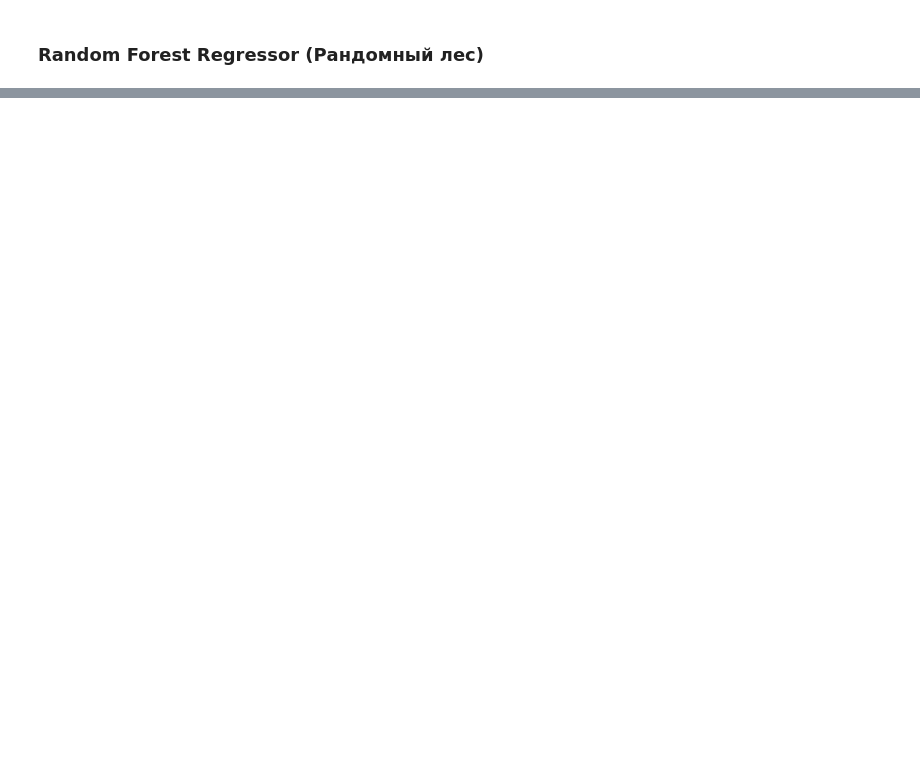
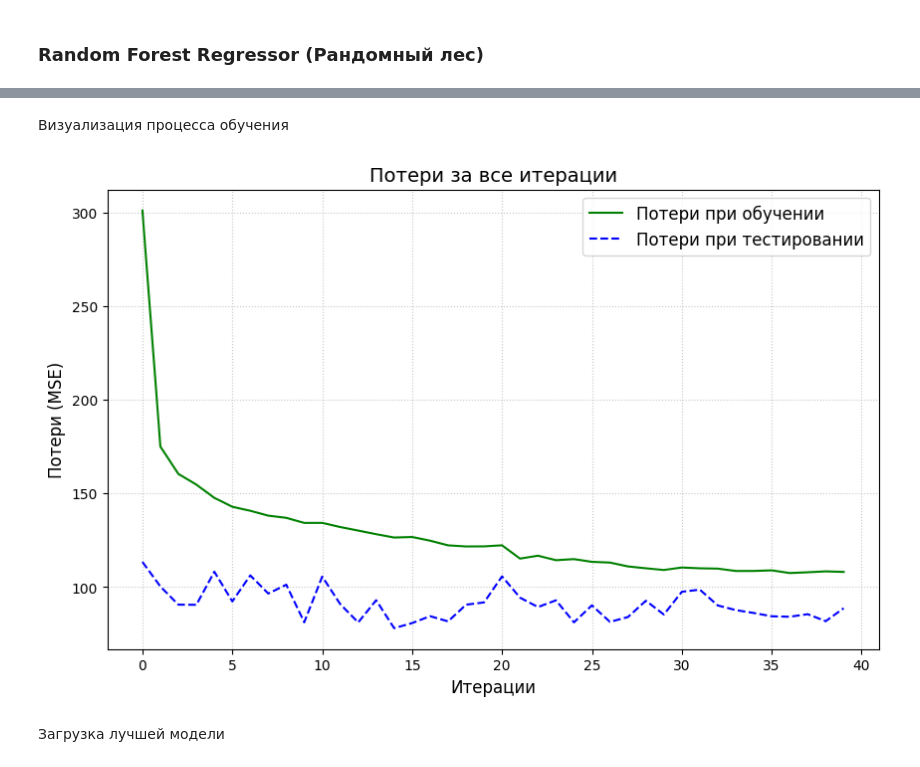
Before and after one commit to Wlad717/DataScience, a Jupyter notebook: make_graphs.ipynb, the cells around one changed output, grey strips where cells are left out. Drawn from its saved outputs; the diff is of its cells as text; code cells hidden in the pictures; blank space fills up the shorter version.

Commit message:
make NNR and cross validation

```diff
--- a/make_graphs.ipynb
+++ b/make_graphs.ipynb
@@ -911,0 +1025,5 @@ RandomForestRegressor R2-Score, n_est = 600: 0.9524253846064252
+# %%
+X_train_tensor = torch.FloatTensor(X_train_processed)
+y_train_tensor = torch.FloatTensor(y_train.values).reshape(-1, 1)
+X_test_tensor = torch.FloatTensor(X_test_processed)
+y_test_tensor = torch.FloatTensor(y_test.values).reshape(-1, 1)
@@ -911,0 +1035,7 @@ RandomForestRegressor R2-Score, n_est = 600: 0.9524253846064252
+# %%
+batch_size = 32
+
+training_dataset = TensorDataset(X_train_tensor, y_train_tensor)
+test_dataset = TensorDataset(X_test_tensor, y_test_tensor)
+training_loader = DataLoader(training_dataset, batch_size=batch_size, shuffle=True)
+test_loader = DataLoader(test_dataset, batch_size=batch_size)
@@ -911,0 +1046,13 @@ RandomForestRegressor R2-Score, n_est = 600: 0.9524253846064252
+# %%
+learning_model = nn.Sequential(
+    nn.Linear(X_train_processed.shape[1], 64),
+    nn.ReLU(),
+    nn.Dropout(0.2),
+    nn.Linear(64, 128),
+    nn.ReLU(),
+    nn.Dropout(0.2),
+    nn.Linear(128, 32),
+    nn.ReLU(),
+    nn.Dropout(0.2),
+    nn.Linear(32, 1),
+)
@@ -911,0 +1064,4 @@ RandomForestRegressor R2-Score, n_est = 600: 0.9524253846064252
+# %%
+loss_function = nn.MSELoss()
+gradient_optimizer = Adam(learning_model.parameters(), lr=0.001)
+scheduler = lr_scheduler.ReduceLROnPlateau(gradient_optimizer, 'min', patience=5, factor=0.5)
@@ -911,0 +1129,17 @@ RandomForestRegressor R2-Score, n_est = 600: 0.9524253846064252
+# %% [markdown]
+Визуализация процесса обучения
+# %%
+plt.figure(figsize=(10, 6))
+plt.plot(training_loss_history, label='Потери при обучении', color='green', linestyle='-')
+plt.plot(validation_loss_history, label='Потери при тестировании', color='blue', linestyle='--')
+
+plt.title('Потери за все итерации', fontsize=14)
+plt.xlabel('Итерации', fontsize=12)
+plt.ylabel('Потери (MSE)', fontsize=12)
+plt.legend(fontsize=12)
+plt.grid(True, linestyle=':', alpha=0.7)
+plt.show()
+# %% [output]
+[figure, added]
+# %% [markdown]
+Загрузка лучшей модели
```
Also changed, not shown: parts of 31 cells of this notebook.
